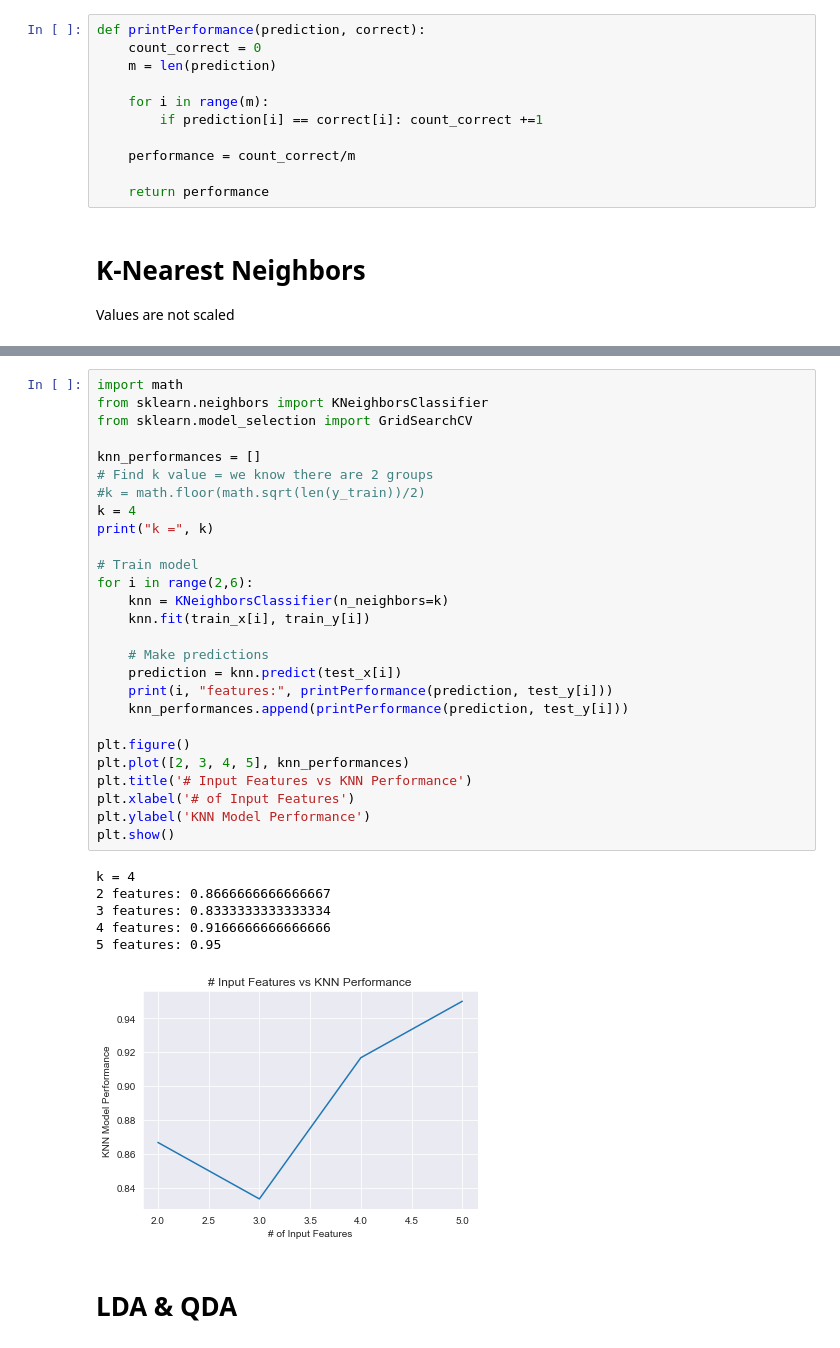
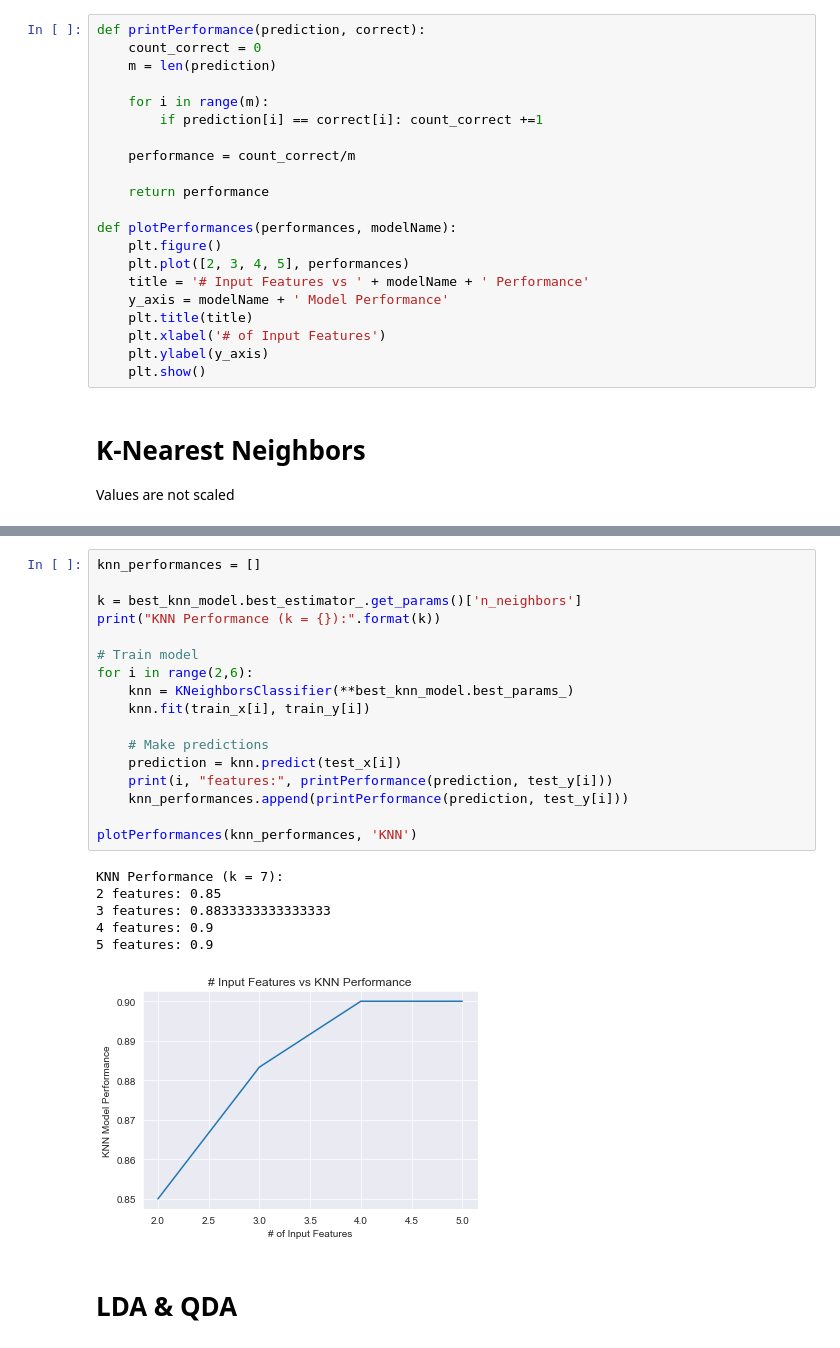
Before and after one commit to keshvim/ml-project, a Jupyter notebook: ml-project.ipynb, the cells around one changed output, grey strips where cells are left out. Cells and saved outputs as stored; diff of their text form.

```diff
--- a/ml-project.ipynb
+++ b/ml-project.ipynb
@@ -205,6 +219,16 @@ def printPerformance(prediction, correct):
     performance = count_correct/m
 
     return performance
+
+def plotPerformances(performances, modelName):
+    plt.figure()
+    plt.plot([2, 3, 4, 5], performances)
+    title = '# Input Features vs ' + modelName + ' Performance'
+    y_axis = modelName + ' Model Performance'
+    plt.title(title)
+    plt.xlabel('# of Input Features')
+    plt.ylabel(y_axis)
+    plt.show()
 # %% [markdown]
 # K-Nearest Neighbors
 Values are not scaled
@@ -306,37 +332,27 @@ plt.show()
 # %%
-import math
-from sklearn.neighbors import KNeighborsClassifier
-from sklearn.model_selection import GridSearchCV
+knn_performances = []
 
-knn_performances = []
-# Find k value = we know there are 2 groups
-#k = math.floor(math.sqrt(len(y_train))/2)
-k = 4
-print("k =", k)
+k = best_knn_model.best_estimator_.get_params()['n_neighbors']
+print("KNN Performance (k = {}):".format(k))
 
 # Train model
 for i in range(2,6):
-    knn = KNeighborsClassifier(n_neighbors=k)
+    knn = KNeighborsClassifier(**best_knn_model.best_params_)
     knn.fit(train_x[i], train_y[i])
 
     # Make predictions
     prediction = knn.predict(test_x[i])
     print(i, "features:", printPerformance(prediction, test_y[i]))
     knn_performances.append(printPerformance(prediction, test_y[i]))
 
-plt.figure()
-plt.plot([2, 3, 4, 5], knn_performances)
-plt.title('# Input Features vs KNN Performance')
-plt.xlabel('# of Input Features')
-plt.ylabel('KNN Model Performance')
-plt.show()
+plotPerformances(knn_performances, 'KNN')
 # %% [output]
-k = 4
-2 features: 0.8666666666666667
-3 features: 0.8333333333333334
-4 features: 0.9166666666666666
-5 features: 0.95
+KNN Performance (k = 7):
+2 features: 0.85
+3 features: 0.8833333333333333
+4 features: 0.9
+5 features: 0.9
-[figure, old version]
+[figure, new version]
 # %% [markdown]
 # LDA & QDA
 # %%
```
Also changed, not shown: parts of 16 cells of this notebook.
